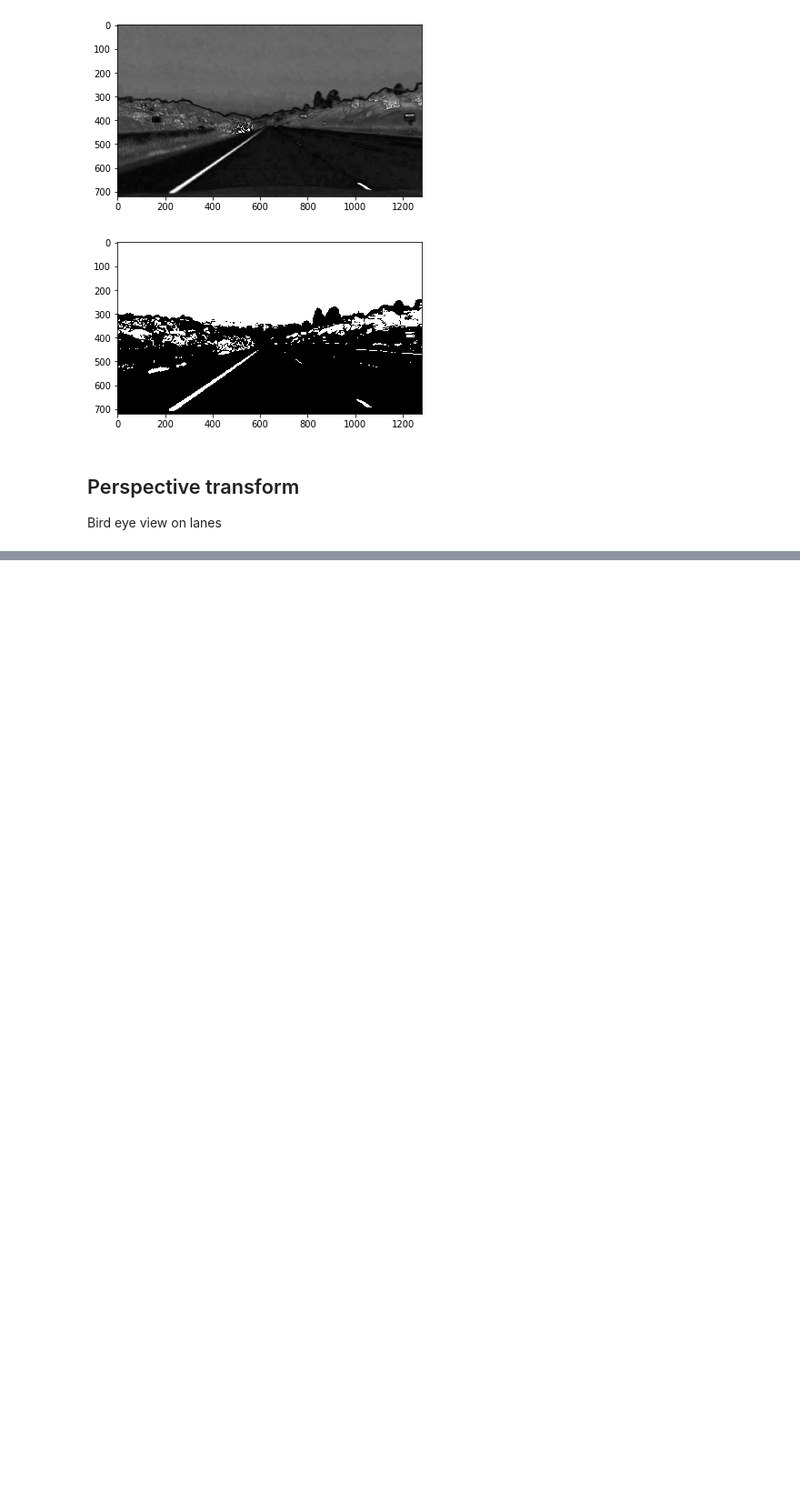
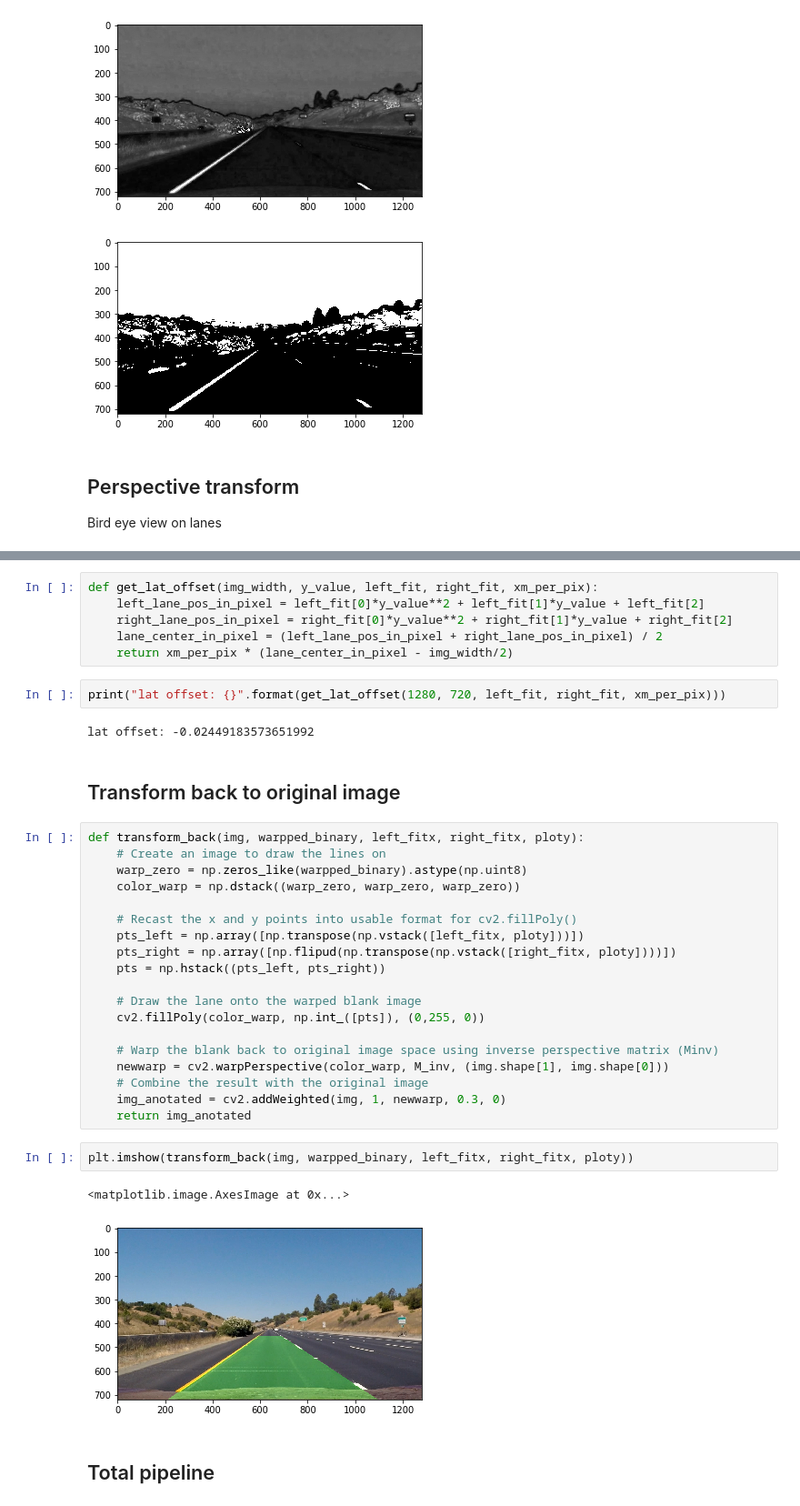
Before and after one commit to ytian81/CarND-Advanced-Lane-Lines, a Jupyter notebook: examples/example.ipynb, the cells around one changed output, grey strips where cells are left out. Shown at 91% size. Saved outputs shown, nothing was run; the diff lists cells and outputs as text; blank space fills up the shorter version.

```diff
--- a/examples/example.ipynb
+++ b/examples/example.ipynb
@@ -381,0 +567,38 @@ Bird eye view on lanes
+# %%
+def get_lat_offset(img_width, y_value, left_fit, right_fit, xm_per_pix):
+    left_lane_pos_in_pixel = left_fit[0]*y_value**2 + left_fit[1]*y_value + left_fit[2]
+    right_lane_pos_in_pixel = right_fit[0]*y_value**2 + right_fit[1]*y_value + right_fit[2]
+    lane_center_in_pixel = (left_lane_pos_in_pixel + right_lane_pos_in_pixel) / 2
+    return xm_per_pix * (lane_center_in_pixel - img_width/2)
+# %%
+print("lat offset: {}".format(get_lat_offset(1280, 720, left_fit, right_fit, xm_per_pix)))
+# %% [output]
+lat offset: -0.02449183573651992
+# %% [markdown]
+## Transform back to original image
+# %%
+def transform_back(img, warpped_binary, left_fitx, right_fitx, ploty):
+    # Create an image to draw the lines on
+    warp_zero = np.zeros_like(warpped_binary).astype(np.uint8)
+    color_warp = np.dstack((warp_zero, warp_zero, warp_zero))
+
+    # Recast the x and y points into usable format for cv2.fillPoly()
+    pts_left = np.array([np.transpose(np.vstack([left_fitx, ploty]))])
+    pts_right = np.array([np.flipud(np.transpose(np.vstack([right_fitx, ploty])))])
+    pts = np.hstack((pts_left, pts_right))
+
+    # Draw the lane onto the warped blank image
+    cv2.fillPoly(color_warp, np.int_([pts]), (0,255, 0))
+
+    # Warp the blank back to original image space using inverse perspective matrix (Minv)
+    newwarp = cv2.warpPerspective(color_warp, M_inv, (img.shape[1], img.shape[0]))
+    # Combine the result with the original image
+    img_anotated = cv2.addWeighted(img, 1, newwarp, 0.3, 0)
+    return img_anotated
+# %%
+plt.imshow(transform_back(img, warpped_binary, left_fitx, right_fitx, ploty))
+# %% [output]
+<matplotlib.image.AxesImage at 0x...>
+[figure, added]
+# %% [markdown]
+## Total pipeline
```
Also changed, not shown: parts of 23 cells of this notebook, 36 other files.
